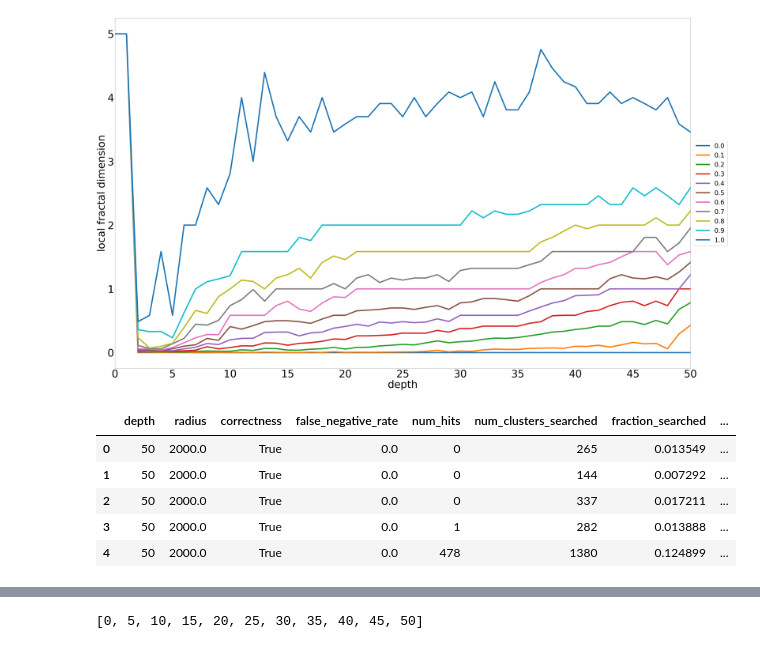
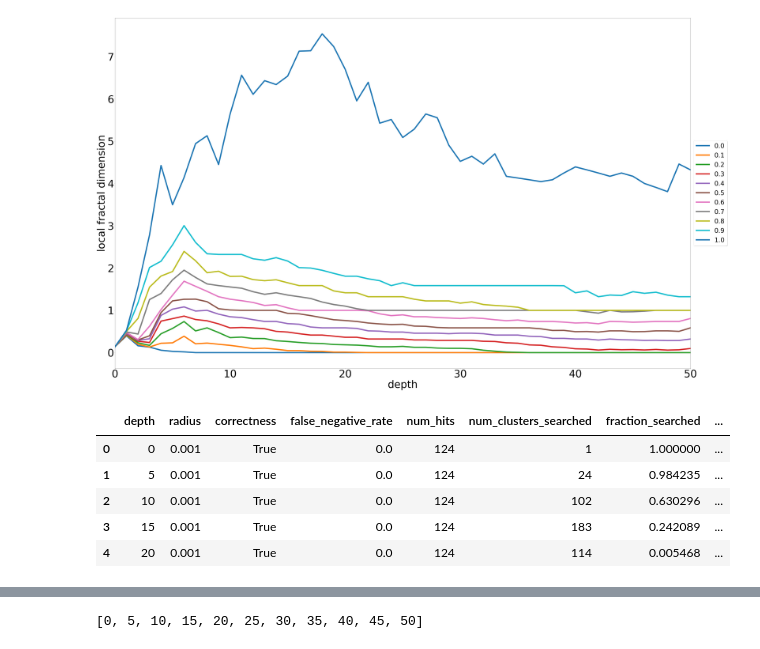
Before and after one commit to nishaq503/CHESS, a Jupyter notebook: data_vis.ipynb, the cells around one changed output, grey strips where cells are left out. Saved outputs shown, nothing was run; the diff lists cells and outputs as text; code cells hidden in the pictures.

```diff
--- a/data_vis.ipynb
+++ b/data_vis.ipynb
@@ -67,5 +63,6 @@ raw_data[raw_data.lfd > 5].shape
 # %%
-raw_data.lfd.clip(lower=0, upper=5, inplace=True)
+# raw_data[raw_data.lfd > 5].shape
+# raw_data.lfd.clip(lower=0, upper=5, inplace=True)
 # %%
 raw_data.describe()
 # %% [output]
@@ -95,7 +94,7 @@ for d, temp_df in enumerate(fractal_dim_by_depth):
     mean_radius = temp_df.radius.mean()
     median_radius = temp_df.radius.median()
     stddev_radius = temp_df.radius.std()
-    if d % 1 == 0:
+    if d % 10 == 0:
         print(f'{d}, {temp_df.shape[0]}, {median_radius:.5f}, '
               f'{mean_radius:.5f}, {stddev_radius:.5f}')
 # %% [output]
@@ -123,23 +112,23 @@ quantiles = {i : [temp_df.lfd.quantile(l) for l in labels]
 # %%
 tags = list(map(str, labels))
 quantiles_df = pd.DataFrame(quantiles)
 quantiles_df['quantiles'] = labels
 quantiles_df.set_index('quantiles', inplace=True)
 quantiles_df_transpose = quantiles_df.T
 fig, ax = plt.subplots()
 my_plt = quantiles_df_transpose.plot(figsize=(100, 50), ax=ax, linewidth=10)
 box = ax.get_position()
 ax.set_position([box.x0, box.y0, box.width * 0.8, box.height])
 ax.legend(loc='center left', bbox_to_anchor=(1, 0.5), prop={'size':50},
           fancybox=True, shadow=True)
 ax.tick_params(axis='both', which='major', labelsize=80)
-plt.xticks(list(range(0, max_depth + 1, 5)))
+plt.xticks(list(range(0, tree_depth + 1, 10)))
 # ax.set_ylim([-0.5, 10.5])
 # plt.yticks([i for i in range(0, 11, 2)])
 plt.xlabel('depth', fontsize=80)
 plt.ylabel('local fractal dimension', fontsize=80)
 plt.show()
 my_plt.get_figure().savefig(f'plots/lfd_vs_depth_{dataset}_{metric}.png')
 # %% [output]
-[figure, old version]
+[figure, new version]
 # %%
@@ -147,6 +136,6 @@ num_queries = 50
 # %%
 raw_data = pd.read_csv(
-    f'logs/vs_FALCONN/search_benchmarks_{dataset}_{metric}.csv',
+    f'logs/search_benchmarks_{dataset}_{metric}.csv',
     dtype={
         'depth': int,
         'radius': np.float64,
@@ -165,9 +154,9 @@ raw_data = pd.read_csv(
 raw_data.head()
 # %% [output]
 |  | depth | radius | correctness | false_negative_rate | num_hits | num_clusters_searched | fraction_searched | ... |
-| 0 | 50 | 2000.0 | True | 0.0 | 0 | 265 | 0.013549 | ... |
-| 1 | 50 | 2000.0 | True | 0.0 | 0 | 144 | 0.007292 | ... |
-| 2 | 50 | 2000.0 | True | 0.0 | 0 | 337 | 0.017211 | ... |
-| 3 | 50 | 2000.0 | True | 0.0 | 1 | 282 | 0.013888 | ... |
-| 4 | 50 | 2000.0 | True | 0.0 | 478 | 1380 | 0.124899 | ... |
+| 0 | 0 | 0.001 | True | 0.0 | 124 | 1 | 1.000000 | ... |
+| 1 | 5 | 0.001 | True | 0.0 | 124 | 24 | 0.984235 | ... |
+| 2 | 10 | 0.001 | True | 0.0 | 124 | 102 | 0.630296 | ... |
+| 3 | 15 | 0.001 | True | 0.0 | 124 | 183 | 0.242089 | ... |
+| 4 | 20 | 0.001 | True | 0.0 | 124 | 114 | 0.005468 | ... |
 # %%
```
Also changed, not shown: parts of 16 cells of this notebook, 1 other file.
